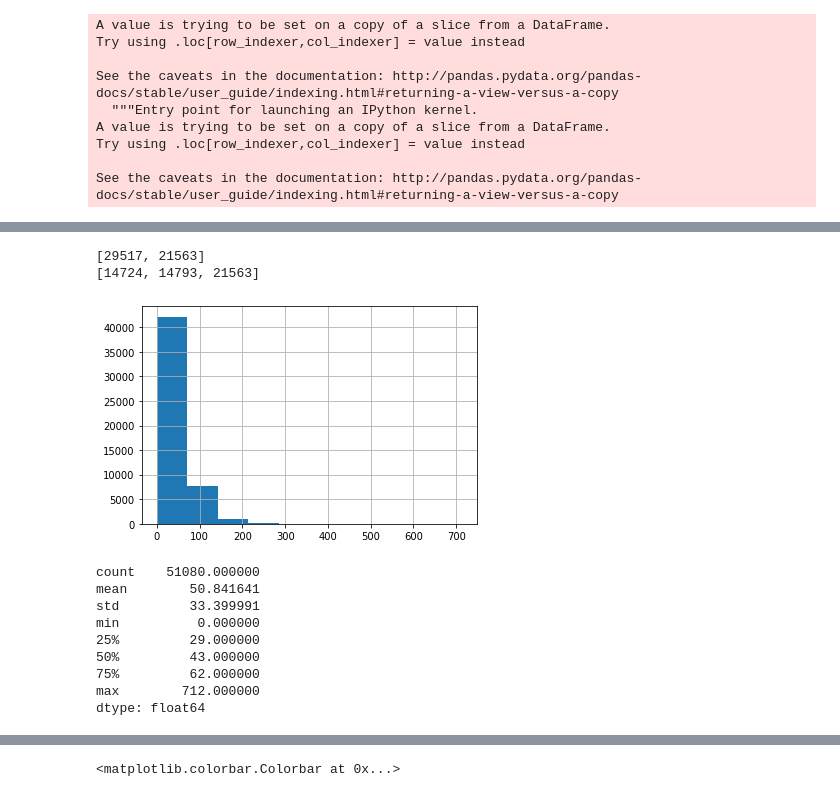
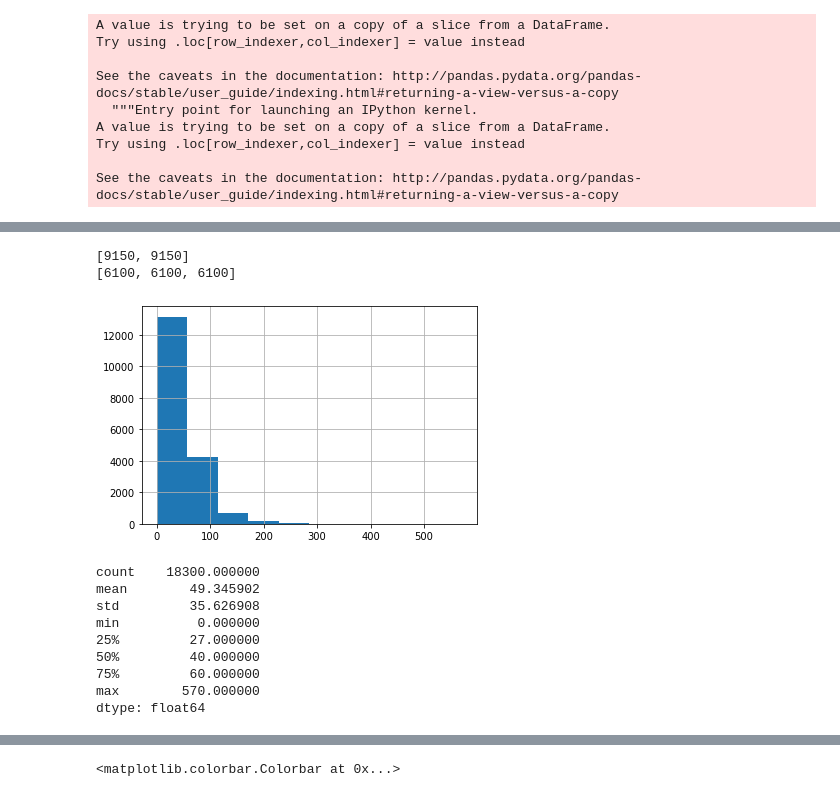
Before and after one commit to maxyuan6717/cpsc-482-code-project, a Jupyter notebook: Coding_Project.ipynb, the cells around one changed output, grey strips where cells are left out. Drawn from its saved outputs; the diff is of its cells as text; code cells hidden in the pictures.

```diff
--- a/Coding_Project.ipynb
+++ b/Coding_Project.ipynb
@@ -89 +113,4 @@ df = df.reset_index(drop=True)
+# %%
+df_b = df_full.iloc[rows_b]
+df_t = df_full.iloc[rows_t]
 # %%
@@ -100,3 +138,6 @@ df.head()
 # %%
-reviews = df['review/text'].values.tolist()
-reviews = [review.translate(str.maketrans('','',punctuation)).lower() for review in reviews]
+reviews_b = df_b['review/text'].values.tolist()
+reviews_b = [review.translate(str.maketrans('','',punctuation)).lower() for review in reviews_b]
+
+reviews_t = df_t['review/text'].values.tolist()
+reviews_t = [review.translate(str.maketrans('','',punctuation)).lower() for review in reviews_t]
@@ -109,28 +144,43 @@ word_to_index = {word:index+1 for index, (word,count) in enumerate(words_sorted)
+# %%
+all_reviews_b = ' '.join(reviews_b)
+words_b = all_reviews_b.split()
+word_to_count_b = Counter(words_b)
+words_sorted_b = word_to_count_b.most_common(len(words_b))
+word_to_index_b = {word:index+1 for index, (word,count) in enumerate(words_sorted_b)}
+
+all_reviews_t = ' '.join(reviews_t)
+words_t = all_reviews_t.split()
+word_to_count_t = Counter(words_t)
+words_sorted_t = word_to_count_t.most_common(len(words_t))
+word_to_index_t = {word:index+1 for index, (word,count) in enumerate(words_sorted_t)}
 # %%
-reviews_tokenized_og = [[word_to_index[word] for word in review.split()] for review in reviews]
+reviews_tokenized_og_b = [[word_to_index_b[word] for word in review.split()] for review in reviews_b]
+reviews_tokenized_og_t = [[word_to_index_t[word] for word in review.split()] for review in reviews_t]
 # %%
-overall_ratings = df['overall'].values.tolist()
-binary_labels_og = [1 if rating >= 0.75 else 0 for rating in overall_ratings]
-ternary_labels_og = [2 if rating >= 0.75 else (0 if rating <= 0.6 else 1) for rating in overall_ratings]
+overall_ratings_b = df_b['overall'].values.tolist()
+binary_labels_og = [1 if rating > 0.5 else 0 for rating in overall_ratings_b]
+
+overall_ratings_t = df_t['overall'].values.tolist()
+ternary_labels_og = [2 if rating > 0.7 else (0 if rating < 0.4 else 1) for rating in overall_ratings_t]
 
 print([binary_labels_og.count(x) for x in range(2)])
 print([ternary_labels_og.count(x) for x in range(3)])
 # %% [output]
-[29517, 21563]
-[14724, 14793, 21563]
+[9150, 9150]
+[6100, 6100, 6100]
 # %%
-reviews_len = [len(x) for x in reviews_tokenized_og]
-pd.Series(reviews_len).hist()
+reviews_len_b = [len(x) for x in reviews_tokenized_og_b]
+pd.Series(reviews_len_b).hist()
 plt.show()
-pd.Series(reviews_len).describe()
+pd.Series(reviews_len_b).describe()
 # %% [output]
-[figure, old version]
+[figure, new version]
-count    51080.000000
-mean        50.841641
-std         33.399991
+count    18300.000000
+mean        49.345902
+std         35.626908
 min          0.000000
-25%         29.000000
-50%         43.000000
-75%         62.000000
-max        712.000000
+25%         27.000000
+50%         40.000000
+75%         60.000000
+max        570.000000
 dtype: float64
```
Also changed, not shown: parts of 24 cells of this notebook.
